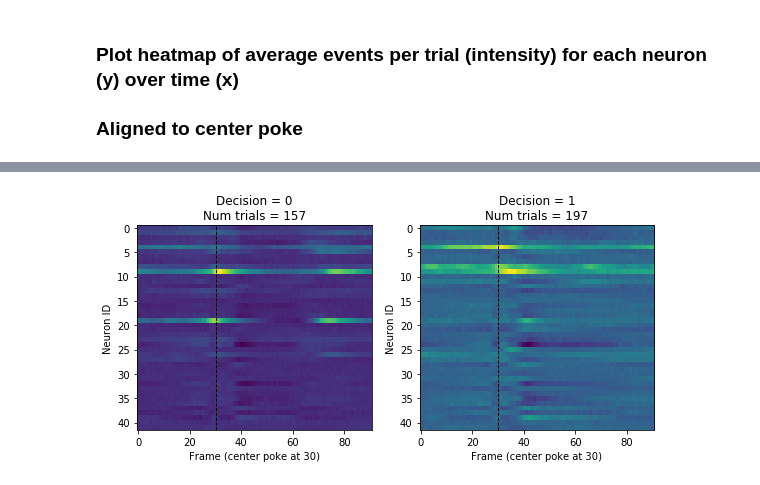
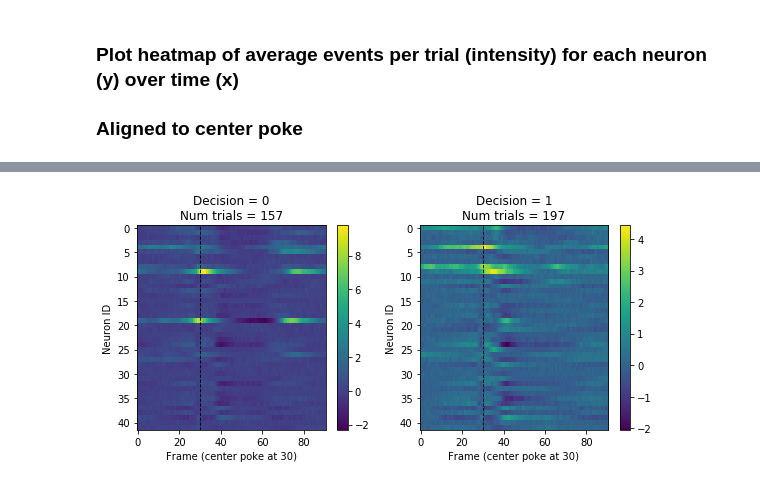
Before and after one commit to celiaberon/mouse_bandit, a Jupyter notebook: jupyter_notebooks/working/sync-behavior-imaging.ipynb, the cells around one changed output, grey strips where cells are left out. Saved outputs shown, nothing was run; the diff lists cells and outputs as text; code cells hidden in the pictures.

```diff
--- a/jupyter_notebooks/working/sync-behavior-imaging.ipynb
+++ b/jupyter_notebooks/working/sync-behavior-imaging.ipynb
@@ -270,3 +295,5 @@ neuron.C_events = smoothed[:,0:nFrames]
+# %%
+neuron.C_events[np.where(neuron.C_events > 0)] = 1 # set value of events to 1 so it's binary (should probably change in detectEvents)
 # %%
 neuron.C_events.shape
 # %% [output]
@@ -282,0 +317,6 @@ plt.plot(neuron.C_raw[20,:])
+# %%
+count = 0
+plt.figure(figsize=(8,10))
+for i in range(0,nNeurons):
+    plt.plot(neuron.C_raw[i,:]+count)
+    count = count+125
@@ -282,0 +325,6 @@ plt.plot(neuron.C_raw[20,:])
+# %%
+count = 0
+plt.figure(figsize=(8,10))
+for i in range(0,5):
+    plt.plot(neuron.C_raw[i,:]+count)
+    count = count+125
@@ -307,6 +357,7 @@ max_window = int(max_window.max())
 # %%
 aligned_start = np.zeros((np.max(nTrials), max_window, nNeurons, n_combos))
 mean_center_poke = np.zeros((max_window, nNeurons, n_combos))
+sum_center_poke = np.zeros((max_window, nNeurons, n_combos))
 
 for i in range(n_combos):
 
@@ -327,6 +378,7 @@ for i in range(n_combos):
     # take mean of fluorescent traces across all trials for each neuron, then normalize
     # for each neuron
     mean_center_poke[:,:,i]= np.mean(aligned_start[0:nTrials[i],:,:,i], axis=0)
+    sum_center_poke[:,:,i] = np.sum(aligned_start[0:nTrials[i],:,:,i], axis=0)
 # %% [markdown]
 ### Plot heatmap of average events per trial (intensity) for each neuron (y) over time (x)
 ### Aligned to center poke
@@ -359,8 +411,7 @@ plt.tight_layout()
 # %%
 aligned_start_raw = np.zeros((np.max(nTrials), max_window, nNeurons, n_combos))
+median_center_poke_raw = np.zeros((max_window, nNeurons, n_combos))
 mean_center_poke_raw = np.zeros((max_window, nNeurons, n_combos))
-mean_norm_raw = np.zeros((max_window, nNeurons, n_combos))
-
 
 for i in range(n_combos):
 
@@ -377,34 +428,40 @@ for i in range(n_combos):
                 aligned_start_raw[iTrial,0:len_to_end, iNeuron, i] = neuron.C_raw[iNeuron,
                     int(poke_frames[poke_frames_keys[i]][iTrial][0]):
                     (int(poke_frames[poke_frames_keys[i]][iTrial][0])+len_to_end)]
+            #plt.plot(aligned_start_raw[iTrial,:,iNeuron,i])
+
+    # baseline subtraction
+    for iTrial in range(nTrials[i]):
+        for iNeuron in range(nNeurons):
+            aligned_start_raw[iTrial,:,iNeuron,i] = aligned_start_raw[iTrial,:,iNeuron,i] - np.median(aligned_start_raw[iTrial,:,iNeuron,i])
 
     # take mean of fluorescent traces across all trials for each neuron, then normalize
     # for each neuron
+    median_center_poke_raw[:,:,i]= np.median(aligned_start_raw[0:nTrials[i],:,:,i], axis=0)
     mean_center_poke_raw[:,:,i]= np.mean(aligned_start_raw[0:nTrials[i],:,:,i], axis=0)
-
 
 ydim = n_combos/2
 plt.figure(figsize=(8,ydim*4))
 for i in range(n_combos):
 
     plt.subplot(ydim,2,i+1)
-    plt.imshow(np.transpose(mean_center_poke_raw[:,:,i]))#, plt.colorbar()
+    plt.imshow(np.transpose(mean_center_poke_raw[:,:,i])), plt.colorbar()
     plt.axvline(x=extension, color='k', linestyle = '--', linewidth=.9)
     plt.axis('tight')
     plt.xlabel('Frame (center poke at %s)' % extension)
     plt.ylabel('Neuron ID')
     if n_variables == 3:
         plt.title("%s = %s\n %s = %s\n%s = %s\nNum trials = %.0f"
                   %(conditions[0], poke_frames_keys[i][1],
                     conditions[1], poke_frames_keys[i][2],
                     conditions[2], poke_frames_keys[i][3], nTrials[i]))
     if n_variables == 2:
         plt.title("%s = %s\n %s = %s\nNum trials = %.0f"
                   %(conditions[0], poke_frames_keys[i][1],
                     conditions[1], poke_frames_keys[i][2], nTrials[i]))
     if n_variables == 1:
         plt.title("%s = %s\nNum trials = %.0f"
                   %(conditions[0], poke_frames_keys[i][1], nTrials[i]))
 plt.tight_layout()
 # %% [output]
-[figure, old version]
+[figure, new version]
```
Also changed, not shown: parts of 36 cells of this notebook, 3 other files.
